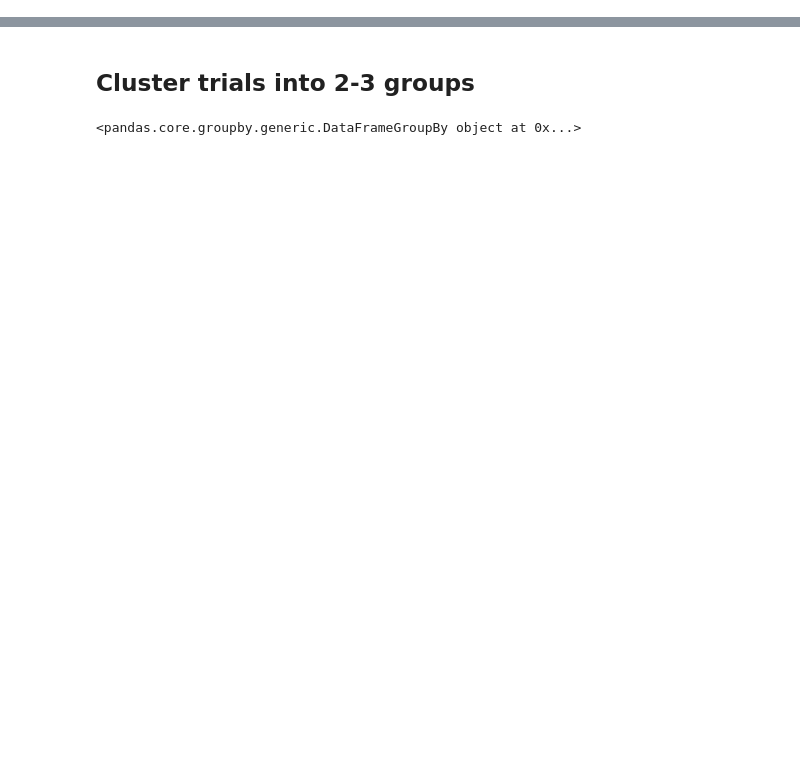
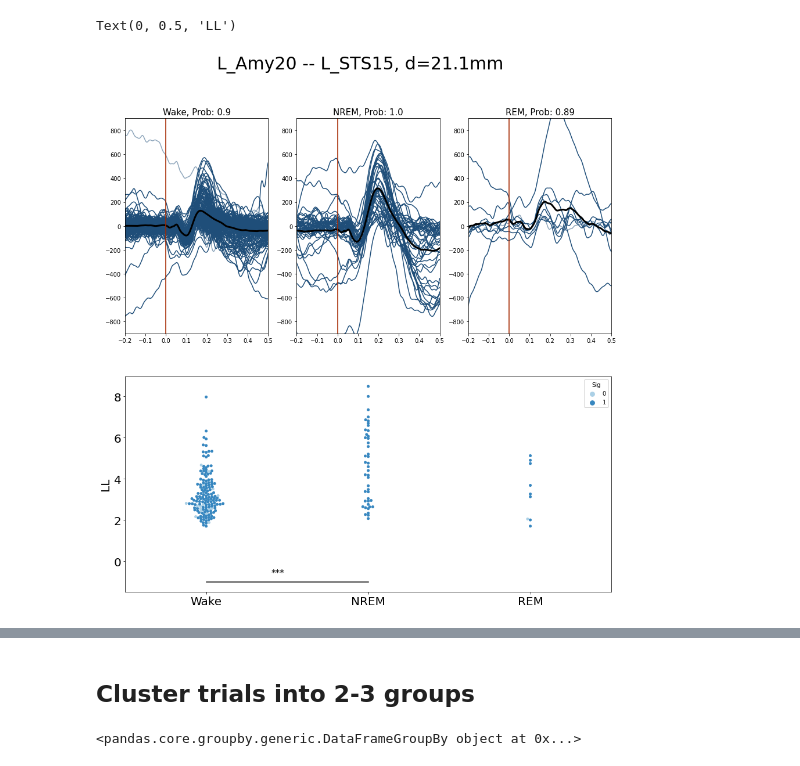
Before and after one commit to vellen23/CCEP_human, a Jupyter notebook: Python_Analysis/EvM/BM_sig_con.ipynb, the cells around one changed output, grey strips where cells are left out. Cells and saved outputs as stored; diff of their text form; code cells hidden in the pictures; blank space fills up the shorter version.

```diff
--- a/Python_Analysis/EvM/BM_sig_con.ipynb
+++ b/Python_Analysis/EvM/BM_sig_con.ipynb
@@ -153,0 +179,56 @@ con_trial = pd.read_csv(file_con)
+# %%
+sc = 19
+rc = 14
+ylim = 900
+## figure
+fig = plt.figure(figsize=(15, 15))
+fig.patch.set_facecolor('xkcd:white')
+k = 3
+d = np.round(distance.euclidean(coord_all[sc], coord_all[rc]), 1)
+plt.suptitle(labels_h[sc] + ' -- ' + labels_h[rc] + ', d=' + str(d) + 'mm', fontsize=30)
+gs = fig.add_gridspec(2, 3)  # GridSpec(4,1, height_ratios=[1,2,1,2])
+k = 0
+for ss in ['Wake', 'NREM', 'REM']:
+    fig.add_subplot(gs[np.floor(k / 3).astype('int'), np.mod(k, 3)])
+    plt.title(ss, fontsize=15)
+    summ = con_trial[(con_trial.Artefact <1) & (con_trial.Stim == sc) & (con_trial.Chan == rc) & (
+                con_trial.SleepState == ss)]  # (con_trial.Sleep==s)&
+    sig = np.mean(summ.loc[summ.Sig > -1, 'Sig'])
+    plt.title(ss + ', Prob: ' + str(np.round(sig, 2)), fontsize=15)
+    for sig in [0, 1]:
+        StimNum = summ.loc[summ.Sig == sig, 'Num'].values.astype('int')
+        for i in range(len(StimNum)):
+            plt.plot(x_ax, ff.lp_filter(EEG_CR[rc, StimNum[i]], 45, Fs), color=color_elab[0], alpha=0.5 * sig + 0.5)
+    StimNum = summ.loc[summ.Sig > -1, 'Num'].values.astype('int')
+
+    plt.plot(x_ax, ff.lp_filter(np.mean(EEG_CR[rc, StimNum, :], 0), 45, Fs), color=[0, 0, 0], linewidth=3, alpha=1)
+    plt.xlim([-0.2, 0.5])
+    plt.ylim([-ylim, ylim])
+    plt.axvline(0, color=[0.8, 0.2, 0])
+    plt.axvline(t0 - 1, color=[0, 0, 0], alpha=0.2)
+    k = k + 1
+ax_sns = fig.add_subplot(gs[1, :])
+# summ = con_trial[(con_trial.Artefact <1) & (con_trial.Stim == sc) & (con_trial.Chan == rc)]
+# sns.swarmplot(x='SleepState', y='LL', data=summ, hue='Sig', ax=ax_sns, size=10)
+# plt.ylim([2, 8])
+# plt.tight_layout()
+data_con = con_trial[(con_trial.Stim==sc)&(con_trial.Chan==rc)&(con_trial.Artefact<1)]
+sns.swarmplot(x='SleepState', y='LL', hue='Sig', data = data_con, palette='Blues')
+s, t_p = scipy.stats.ttest_ind(data_con.loc[(data_con.Sig==1)&(data_con.SleepState=='Wake'),'LL'].values, data_con.loc[(data_con.Sig==1)&(data_con.SleepState=='NREM'),'LL'].values)
+if t_p<0.05:
+    plt.plot([0,1], [-1,-1], color=[0,0,0])
+    plt.text(0.4, -0.7, '***', color=[0,0,0], fontsize=15)
+
+s, t_p = scipy.stats.ttest_ind(data_con.loc[(data_con.Sig==1)&(data_con.SleepState=='Wake'),'LL'].values, data_con.loc[(data_con.Sig==1)&(data_con.SleepState=='REM'),'LL'].values)
+if t_p<0.05:
+    plt.plot([0,2], [-2,-2], color=[0,0,0])
+    plt.text(1, -1.7, '***', color=[0,0,0])
+
+plt.xticks(fontsize=20)
+plt.yticks(fontsize=20)
+plt.xlabel('')
+plt.ylabel('LL',fontsize=20)
+#plt.savefig(path_patient_analysis+'\\' + folder + '\\' + cond_folder +'\\BM_figures\\sig_trials\\t_resp\\con_'+str(sc)+'_'+str(rc)+'.svg')
+# %% [output]
+Text(0, 0.5, 'LL')
+[figure, added]
```
Also changed, not shown: parts of 4 cells of this notebook, 14 other files.
